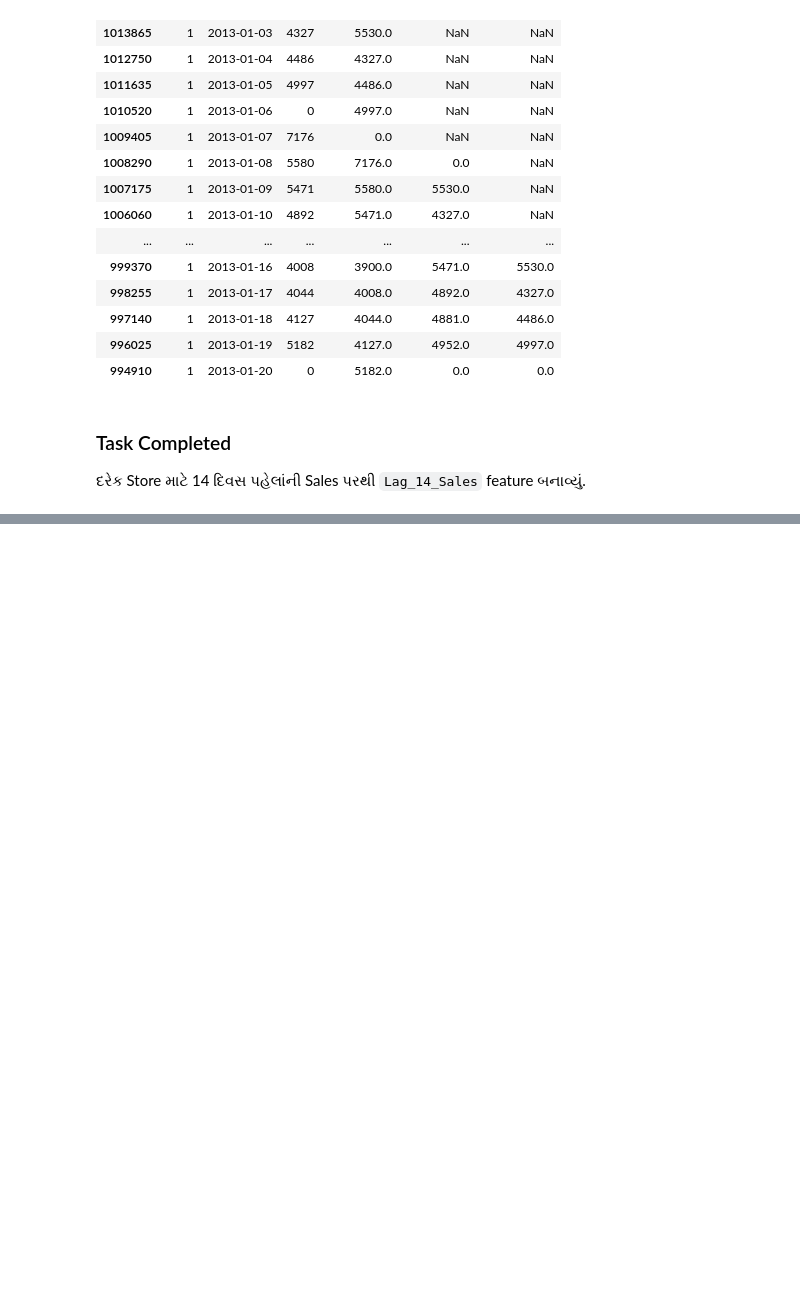
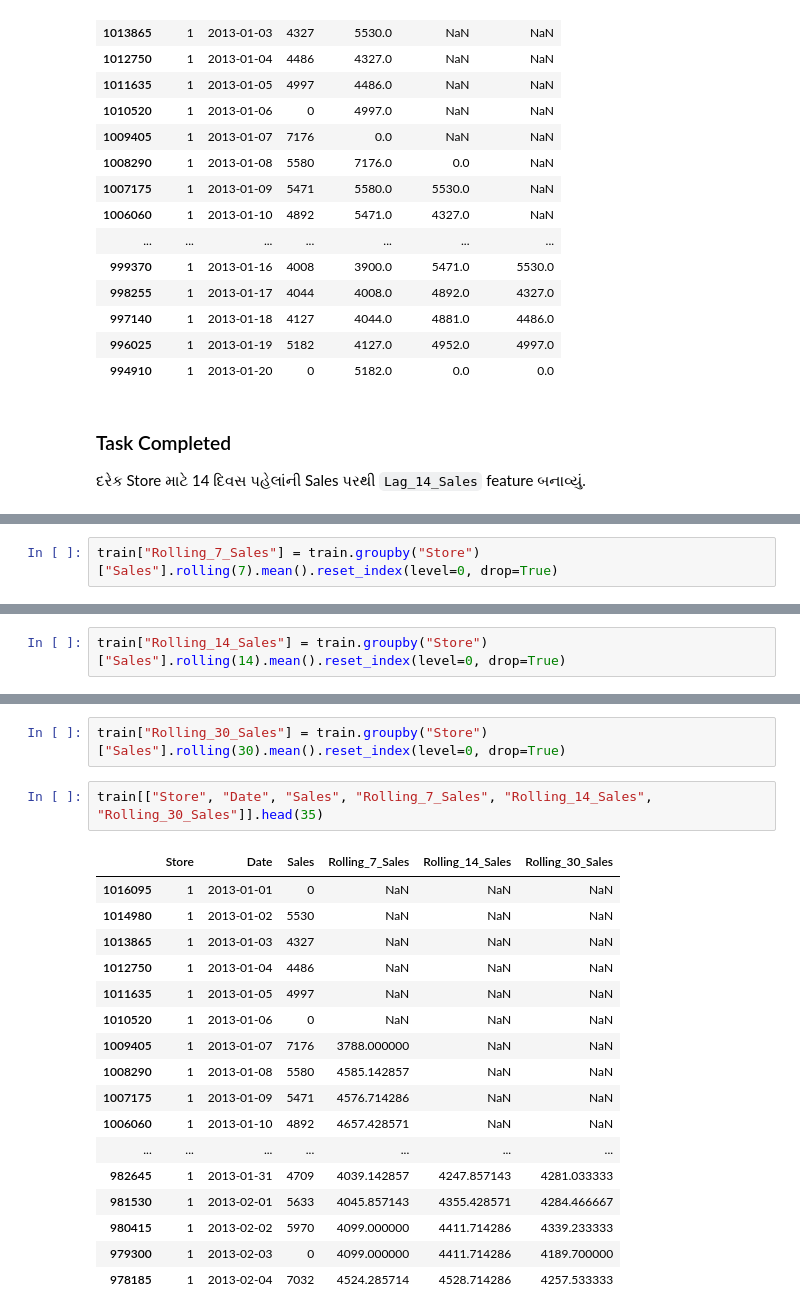
Before and after one commit to Jatinkk1304/SmartSale, a Jupyter notebook: notebooks/03_feature_engineering.ipynb, the cells around one changed output, grey strips where cells are left out. Drawn from its saved outputs; the diff is of its cells as text; blank space fills up the shorter version.

```diff
--- a/notebooks/03_feature_engineering.ipynb
+++ b/notebooks/03_feature_engineering.ipynb
@@ -200,0 +219,2 @@ train[["Store", "Date", "Sales", "Lag_1_Sales", "Lag_7_Sales", "Lag_14_Sales"]].
+# %%
+train["Rolling_7_Sales"] = train.groupby("Store")["Sales"].rolling(7).mean().reset_index(level=0, drop=True)
@@ -200,0 +238,2 @@ train[["Store", "Date", "Sales", "Lag_1_Sales", "Lag_7_Sales", "Lag_14_Sales"]].
+# %%
+train["Rolling_14_Sales"] = train.groupby("Store")["Sales"].rolling(14).mean().reset_index(level=0, drop=True)
@@ -200,0 +260,22 @@ train[["Store", "Date", "Sales", "Lag_1_Sales", "Lag_7_Sales", "Lag_14_Sales"]].
+# %%
+train["Rolling_30_Sales"] = train.groupby("Store")["Sales"].rolling(30).mean().reset_index(level=0, drop=True)
+# %%
+train[["Store", "Date", "Sales", "Rolling_7_Sales", "Rolling_14_Sales", "Rolling_30_Sales"]].head(35)
+# %% [output]
+|  | Store | Date | Sales | Rolling_7_Sales | Rolling_14_Sales | Rolling_30_Sales |
+| 1016095 | 1 | 2013-01-01 | 0 | NaN | NaN | NaN |
+| 1014980 | 1 | 2013-01-02 | 5530 | NaN | NaN | NaN |
+| 1013865 | 1 | 2013-01-03 | 4327 | NaN | NaN | NaN |
+| 1012750 | 1 | 2013-01-04 | 4486 | NaN | NaN | NaN |
+| 1011635 | 1 | 2013-01-05 | 4997 | NaN | NaN | NaN |
+| 1010520 | 1 | 2013-01-06 | 0 | NaN | NaN | NaN |
+| 1009405 | 1 | 2013-01-07 | 7176 | 3788.000000 | NaN | NaN |
+| 1008290 | 1 | 2013-01-08 | 5580 | 4585.142857 | NaN | NaN |
+| 1007175 | 1 | 2013-01-09 | 5471 | 4576.714286 | NaN | NaN |
+| 1006060 | 1 | 2013-01-10 | 4892 | 4657.428571 | NaN | NaN |
+| ... | ... | ... | ... | ... | ... | ... |
+| 982645 | 1 | 2013-01-31 | 4709 | 4039.142857 | 4247.857143 | 4281.033333 |
+| 981530 | 1 | 2013-02-01 | 5633 | 4045.857143 | 4355.428571 | 4284.466667 |
+| 980415 | 1 | 2013-02-02 | 5970 | 4099.000000 | 4411.714286 | 4339.233333 |
+| 979300 | 1 | 2013-02-03 | 0 | 4099.000000 | 4411.714286 | 4189.700000 |
+| 978185 | 1 | 2013-02-04 | 7032 | 4524.285714 | 4528.714286 | 4257.533333 |
```
Also changed, not shown: parts of 19 cells of this notebook.
